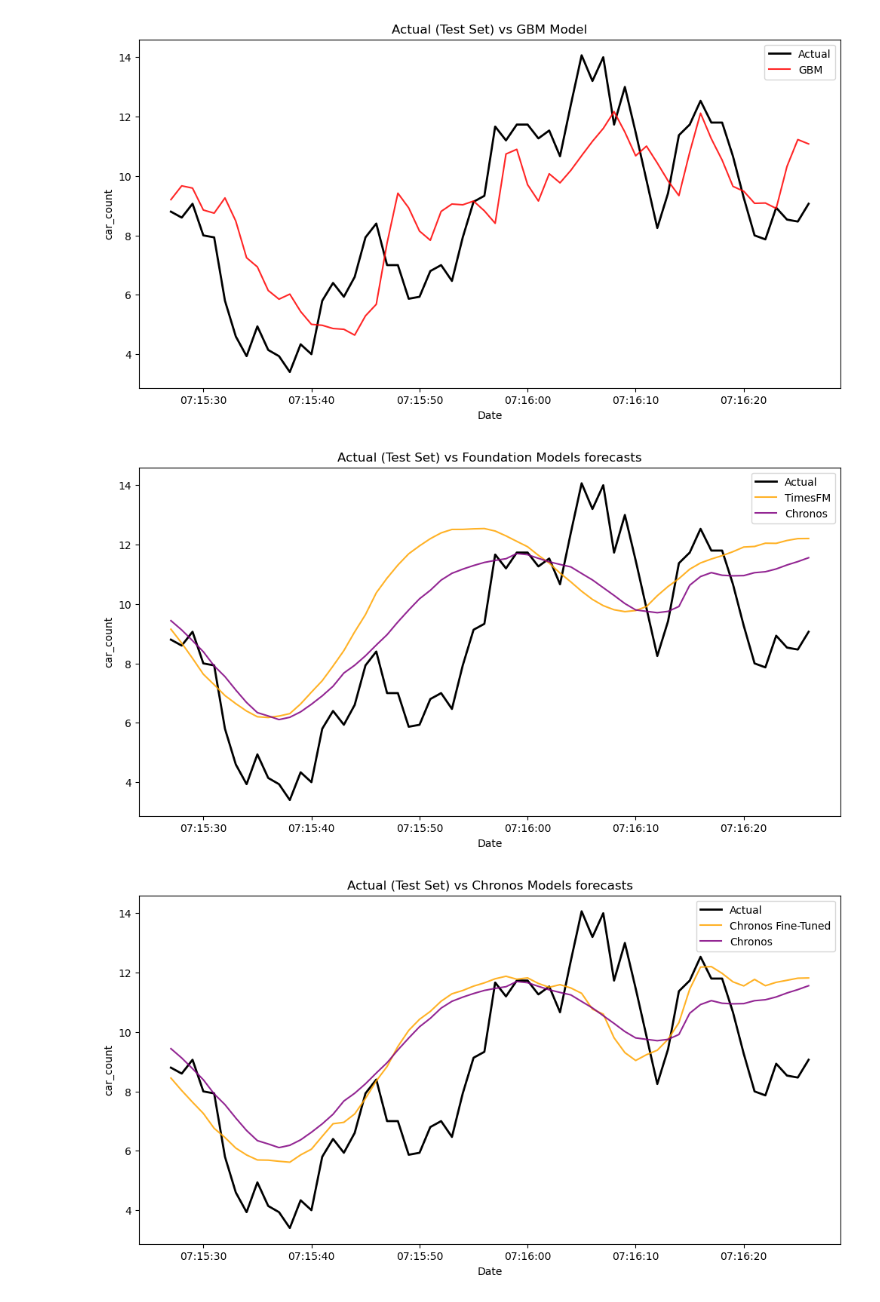
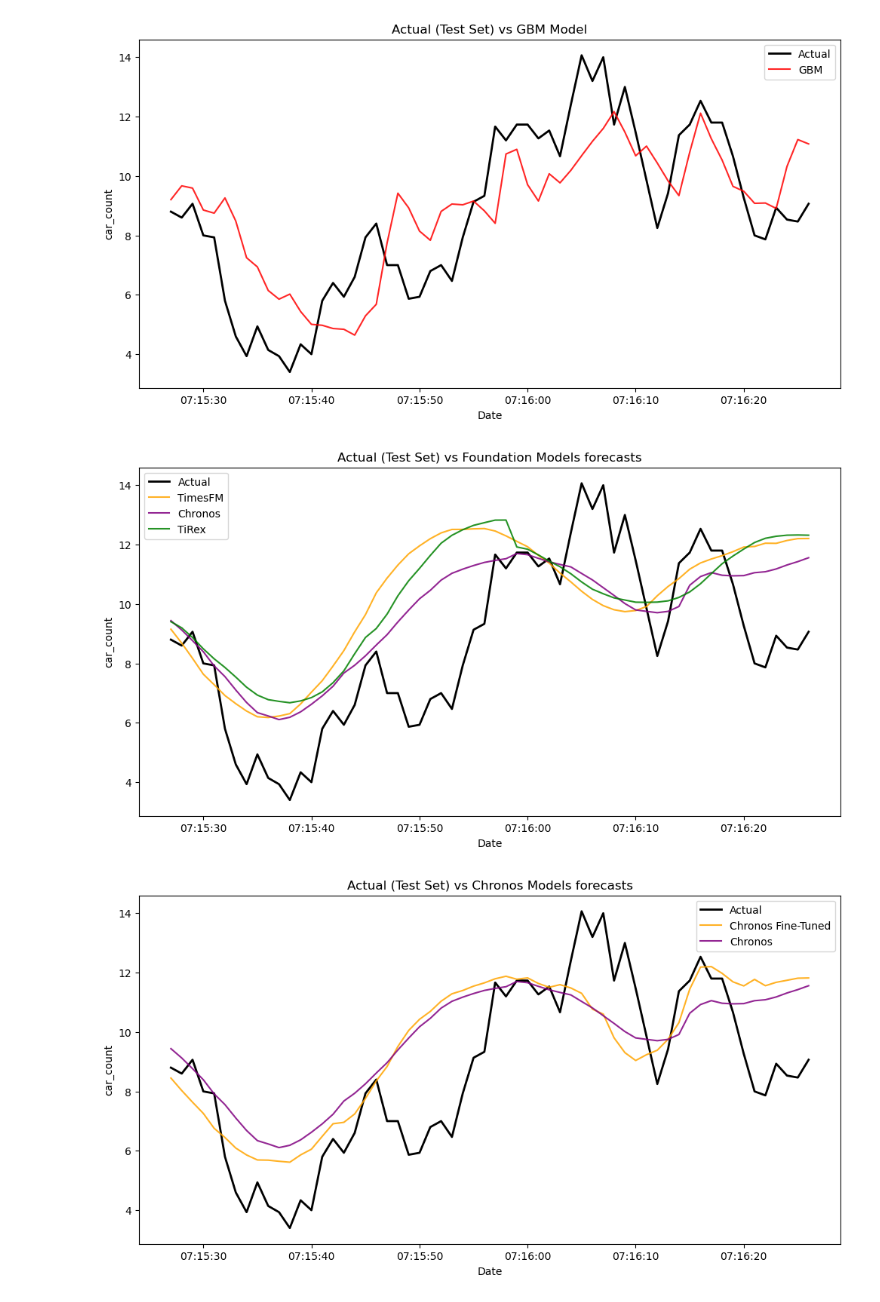
Before and after one commit to eropuo/unic-projects, a Jupyter notebook: final_year_project/project.ipynb, the cells around one changed output. Drawn from its saved outputs; the diff is of its cells as text; code cells hidden in the pictures.

Commit message:
Added TiRex model

```diff
--- a/final_year_project/project.ipynb
+++ b/final_year_project/project.ipynb
@@ -216,0 +239,4 @@ y_test = test_df['car_count']
+# %%
+# saving predictions
+y_pred = y_pred.astype(np.float32)
+test_df['pred_arima'] = y_pred
@@ -564,0 +627,17 @@ display(metrics)
+# %%
+model = load_model("NX-AI/TiRex", device="cuda")
+# %%
+# single series shape
+context = torch.tensor(context).unsqueeze(0)
+
+# TiRex returns quantiles & mean
+quantiles, mean = model.forecast(context=context, prediction_length=horizon)
+
+# make sure its plain numpy array
+if torch.is_tensor(mean):
+    mean = mean.cpu().numpy()
+else: np.asarray(mean)
+# %%
+# predictions
+y_pred = mean[0]
+test_df['pred_tirex'] = y_pred
@@ -578,15 +678,16 @@ plt.show()
 # %%
 plt.figure(figsize=(12, 6))
 plt.plot(test_df['dt'], y_test, label='Actual', c='0', linewidth=2)
 plt.plot(test_df['dt'], test_df['pred_timesfm'], label='TimesFM', c='orange', alpha=0.85)
 plt.plot(test_df['dt'], test_df['pred_chronos'], label='Chronos', c='purple', alpha=0.85)
+plt.plot(test_df['dt'], test_df['pred_tirex'], label='TiRex', c='green', alpha=0.85)
 plt.title('Actual (Test Set) vs Foundation Models forecasts')
 plt.xlabel('Date')
 plt.ylabel('car_count')
 plt.legend()
 plt.show()
 # %% [output]
-[figure, old version]
+[figure, new version]
 # %%
 plt.figure(figsize=(12, 6))
 plt.plot(test_df['dt'], y_test, label='Actual', c='0', linewidth=2)
```
Also changed, not shown: parts of 37 cells of this notebook.
